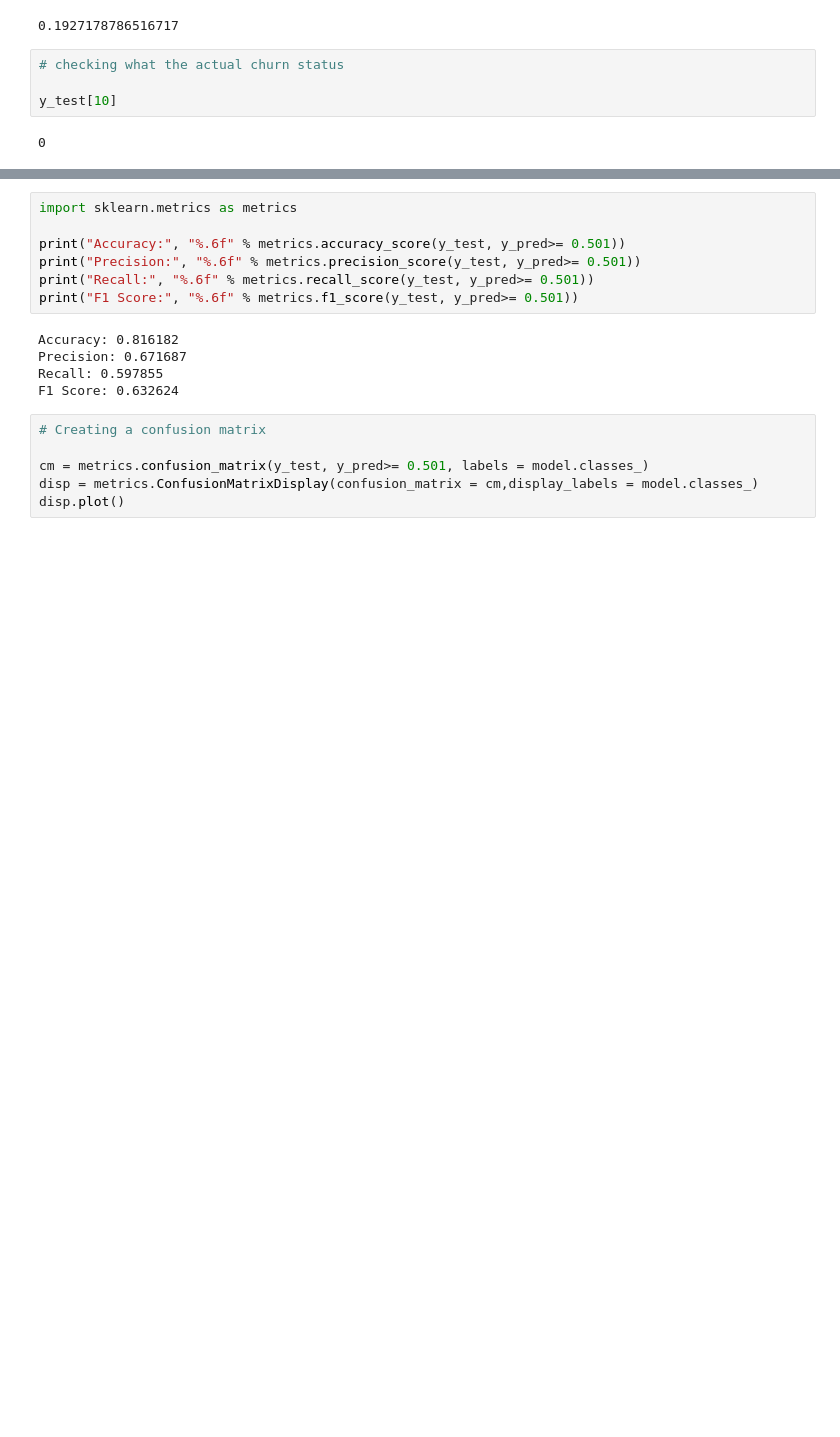
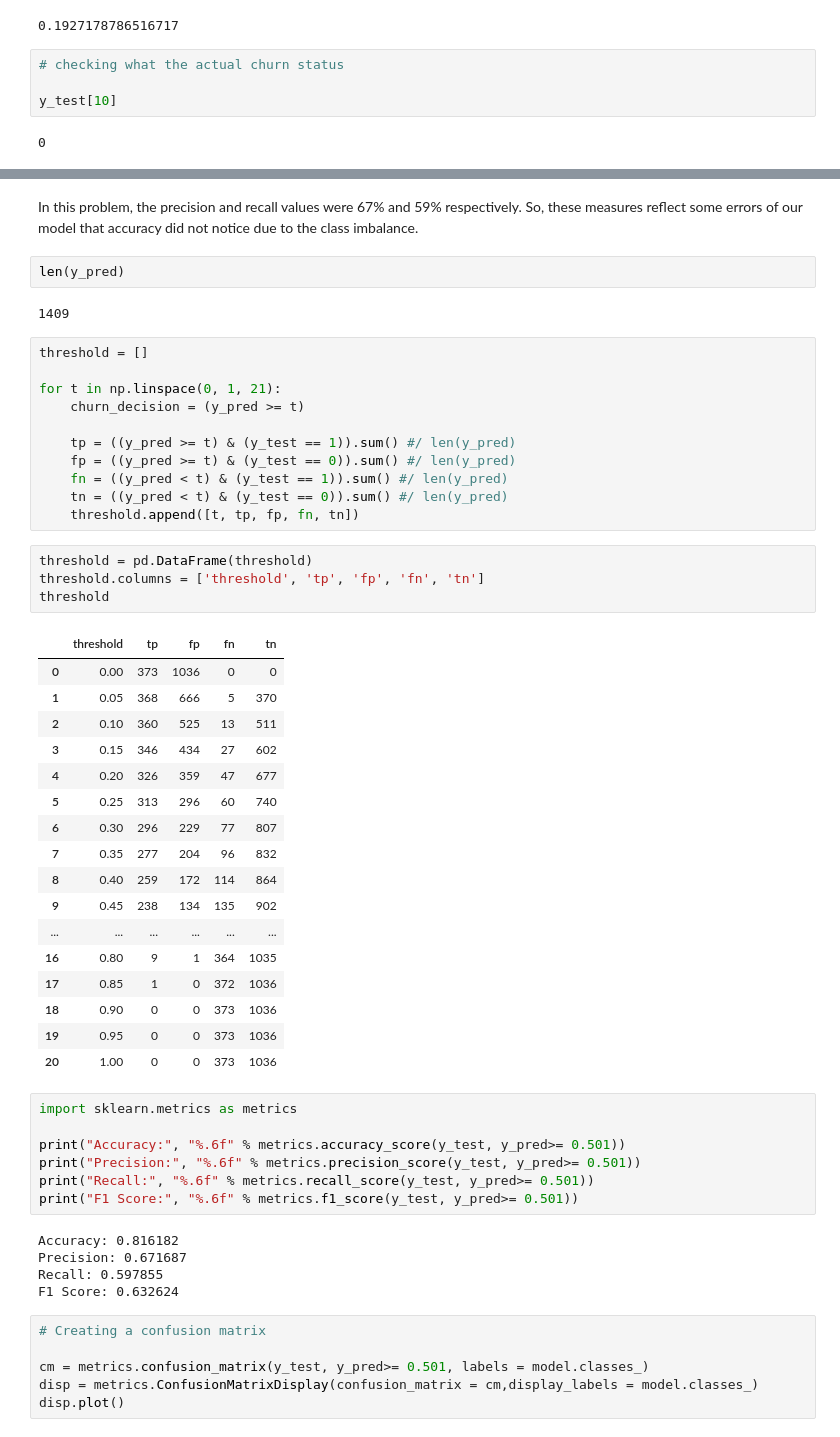
Before and after one commit to a-kravets/Data-Analytics-Projects, a Jupyter notebook: Churn Prediction/churn-prediction.ipynb, the cells around one changed output, grey strips where cells are left out. Saved outputs shown, nothing was run; the diff lists cells and outputs as text; blank space fills up the shorter version.

Commit message:
adding confusion table, precision and recall

```diff
--- a/Churn Prediction/churn-prediction.ipynb
+++ b/Churn Prediction/churn-prediction.ipynb
@@ -1025,3 +1075,42 @@ In datasets with class imbalace, the Dummy model may already show a relatively d
+# %% [markdown]
+In this problem, the precision and recall values were 67% and 59% respectively. So, these measures reflect some errors of our model that accuracy did not notice due to the class imbalance.
+# %%
+len(y_pred)
+# %% [output]
+1409
+# %%
+threshold = []
+
+for t in np.linspace(0, 1, 21):
+    churn_decision = (y_pred >= t)
+
+    tp = ((y_pred >= t) & (y_test == 1)).sum() #/ len(y_pred)
+    fp = ((y_pred >= t) & (y_test == 0)).sum() #/ len(y_pred)
+    fn = ((y_pred < t) & (y_test == 1)).sum() #/ len(y_pred)
+    tn = ((y_pred < t) & (y_test == 0)).sum() #/ len(y_pred)
+    threshold.append([t, tp, fp, fn, tn])
+# %%
+threshold = pd.DataFrame(threshold)
+threshold.columns = ['threshold', 'tp', 'fp', 'fn', 'tn']
+threshold
+# %% [output]
+|  | threshold | tp | fp | fn | tn |
+| 0 | 0.00 | 373 | 1036 | 0 | 0 |
+| 1 | 0.05 | 368 | 666 | 5 | 370 |
+| 2 | 0.10 | 360 | 525 | 13 | 511 |
+| 3 | 0.15 | 346 | 434 | 27 | 602 |
+| 4 | 0.20 | 326 | 359 | 47 | 677 |
+| 5 | 0.25 | 313 | 296 | 60 | 740 |
+| 6 | 0.30 | 296 | 229 | 77 | 807 |
+| 7 | 0.35 | 277 | 204 | 96 | 832 |
+| 8 | 0.40 | 259 | 172 | 114 | 864 |
+| 9 | 0.45 | 238 | 134 | 135 | 902 |
+| ... | ... | ... | ... | ... | ... |
+| 16 | 0.80 | 9 | 1 | 364 | 1035 |
+| 17 | 0.85 | 1 | 0 | 372 | 1036 |
+| 18 | 0.90 | 0 | 0 | 373 | 1036 |
+| 19 | 0.95 | 0 | 0 | 373 | 1036 |
+| 20 | 1.00 | 0 | 0 | 373 | 1036 |
 # %%
 import sklearn.metrics as metrics
 
```
Also changed, not shown: parts of 38 cells of this notebook.
